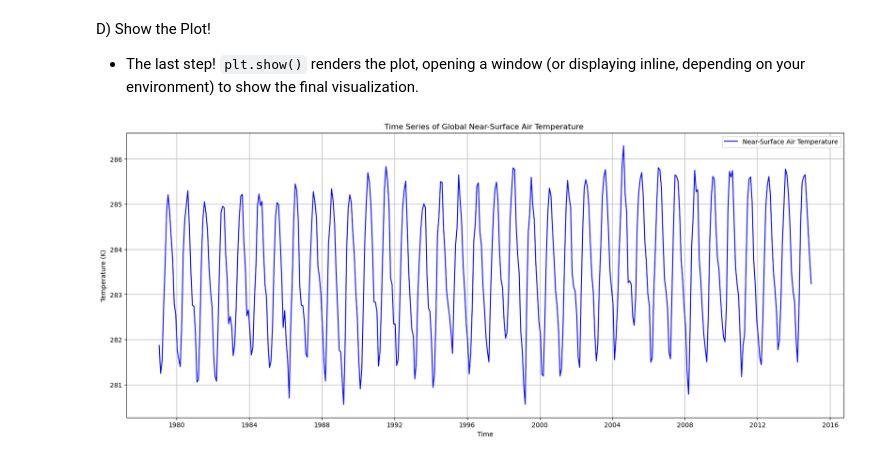
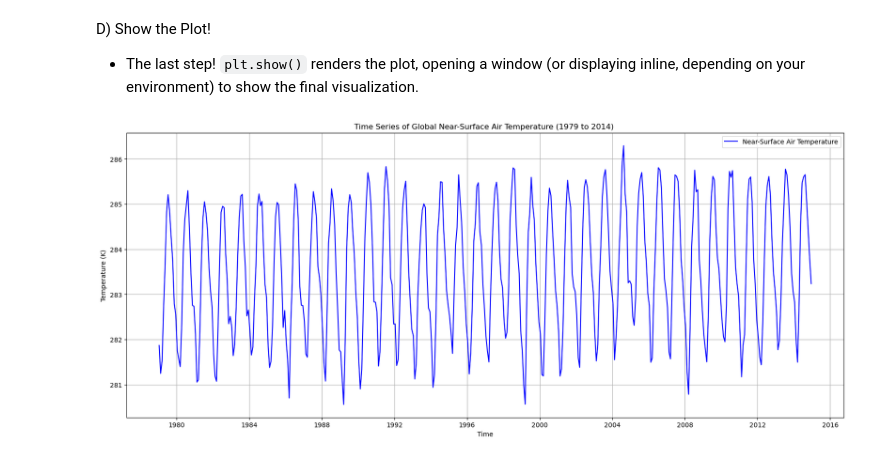
Before and after one commit to climate-datalab/Getting-Started-Tutorials, a Jupyter notebook: Opening + Plotting a Time Series of Climate Model Data.ipynb, the cells around one changed output. Drawn from its saved outputs; the diff is of its cells as text; code cells hidden in the pictures.

```diff
--- a/Opening + Plotting a Time Series of Climate Model Data.ipynb
+++ b/Opening + Plotting a Time Series of Climate Model Data.ipynb
@@ -171,11 +171,11 @@ D) Show the Plot!
 # %%
 fig, ax = plt.subplots(figsize=(20, 8))
 ax.plot(time, time_series, label='Near-Surface Air Temperature', color='b')
-ax.set_title("Time Series of Global Near-Surface Air Temperature (1979 to 2014 ")
+ax.set_title("Time Series of Global Near-Surface Air Temperature (1979 to 2014) ")
 ax.set_xlabel("Time")
 ax.set_ylabel("Temperature (K)")
 ax.legend()
 ax.grid()
 plt.show()
 # %% [output]
-[figure, old version]
+[figure, new version]
```
Also changed, not shown: parts of 1 cell of this notebook.
